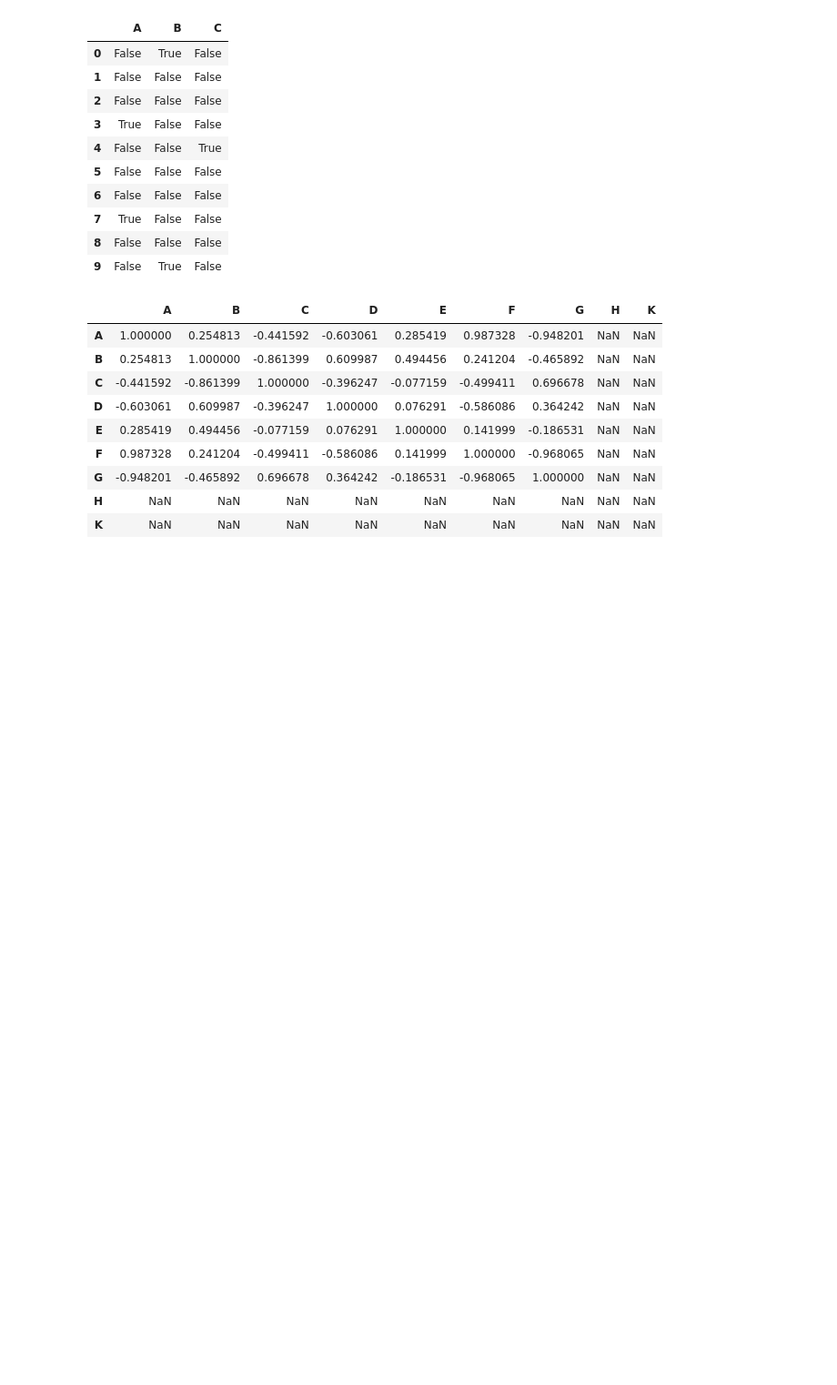
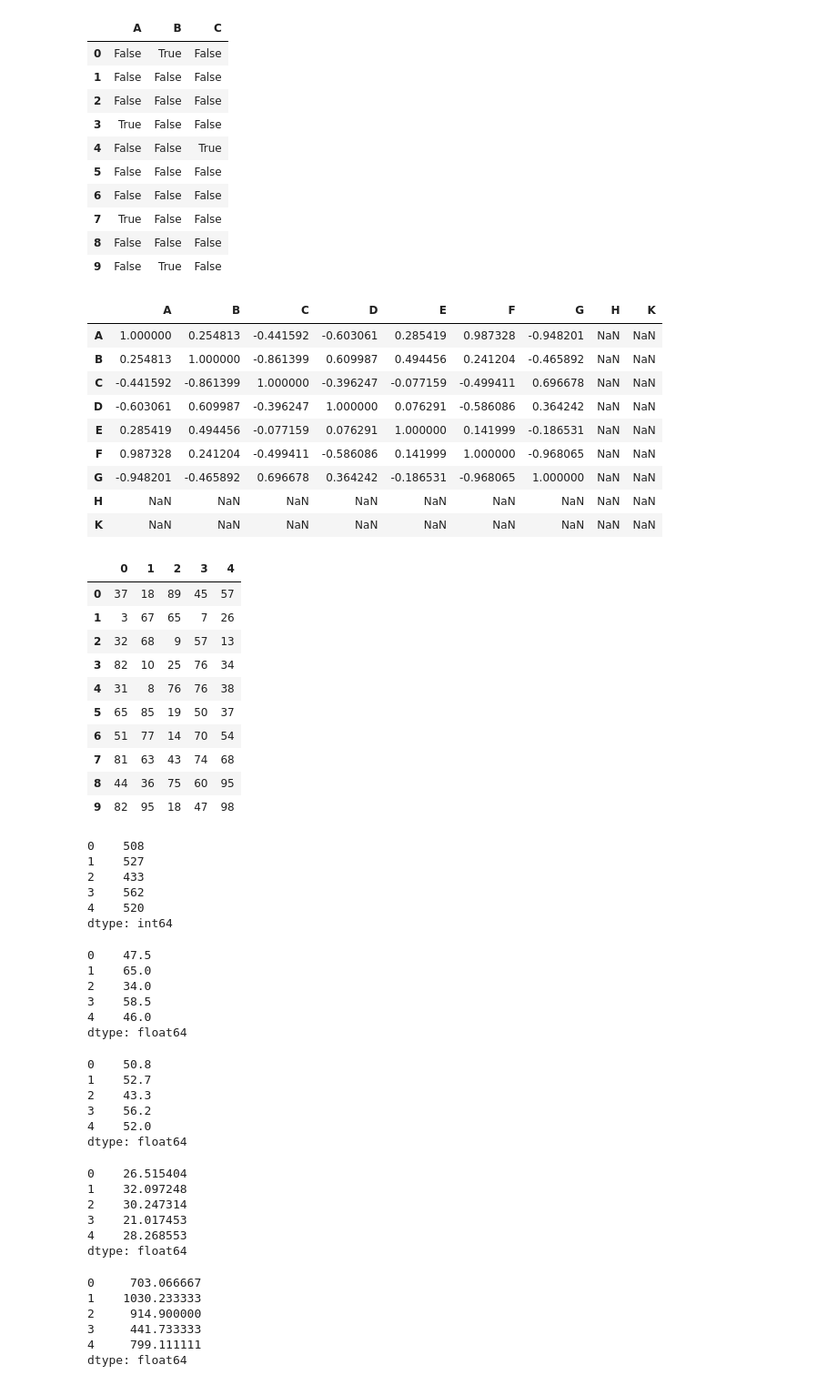
Before and after one commit to codewithdark-git/AI-ML-DL-Notebook, a Jupyter notebook: Python_Libraries/Pandas.ipynb, the cells around one changed output. Shown: that part at 91% size. Saved outputs shown, nothing was run; the diff lists cells and outputs as text; code cells hidden in the pictures; blank space fills up the shorter version.

```diff
--- a/Python_Libraries/Pandas.ipynb
+++ b/Python_Libraries/Pandas.ipynb
@@ -967,0 +970,59 @@ ran_df.corr()
+# %%
+num_frame
+# %% [output]
+|  | 0 | 1 | 2 | 3 | 4 |
+| 0 | 37 | 18 | 89 | 45 | 57 |
+| 1 | 3 | 67 | 65 | 7 | 26 |
+| 2 | 32 | 68 | 9 | 57 | 13 |
+| 3 | 82 | 10 | 25 | 76 | 34 |
+| 4 | 31 | 8 | 76 | 76 | 38 |
+| 5 | 65 | 85 | 19 | 50 | 37 |
+| 6 | 51 | 77 | 14 | 70 | 54 |
+| 7 | 81 | 63 | 43 | 74 | 68 |
+| 8 | 44 | 36 | 75 | 60 | 95 |
+| 9 | 82 | 95 | 18 | 47 | 98 |
+# %%
+num_frame.sum()
+# %% [output]
+0    508
+1    527
+2    433
+3    562
+4    520
+dtype: int64
+# %%
+num_frame.median()
+# %% [output]
+0    47.5
+1    65.0
+2    34.0
+3    58.5
+4    46.0
+dtype: float64
+# %%
+num_frame.mean()
+# %% [output]
+0    50.8
+1    52.7
+2    43.3
+3    56.2
+4    52.0
+dtype: float64
+# %%
+num_frame.std()
+# %% [output]
+0    26.515404
+1    32.097248
+2    30.247314
+3    21.017453
+4    28.268553
+dtype: float64
+# %%
+num_frame.var()
+# %% [output]
+0     703.066667
+1    1030.233333
+2     914.900000
+3     441.733333
+4     799.111111
+dtype: float64
```
Also changed, not shown: parts of 33 cells of this notebook.
